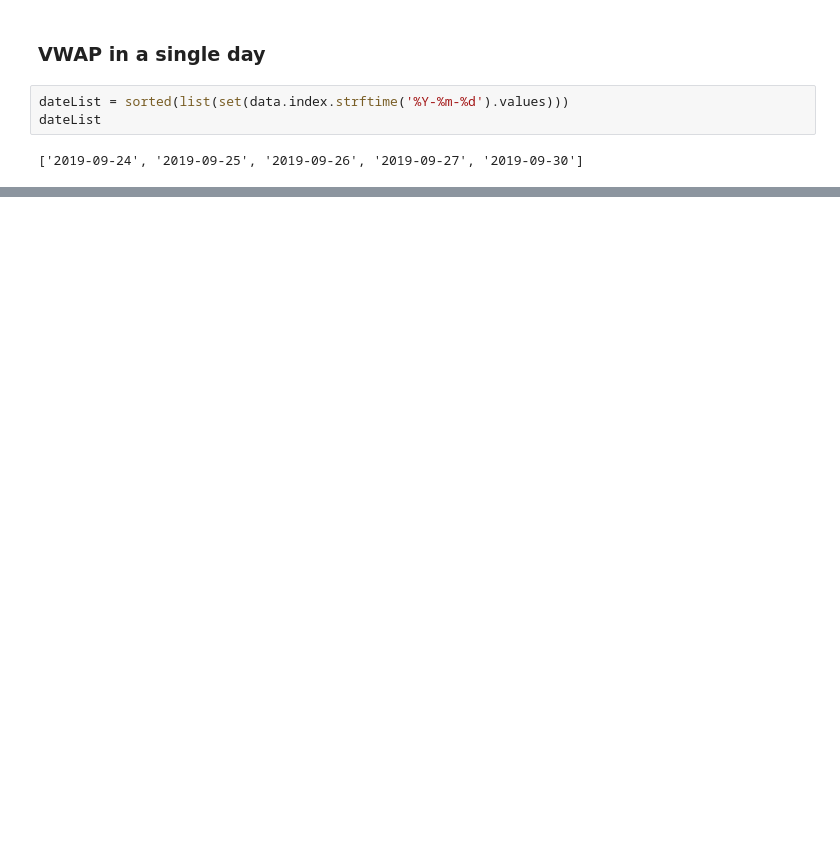
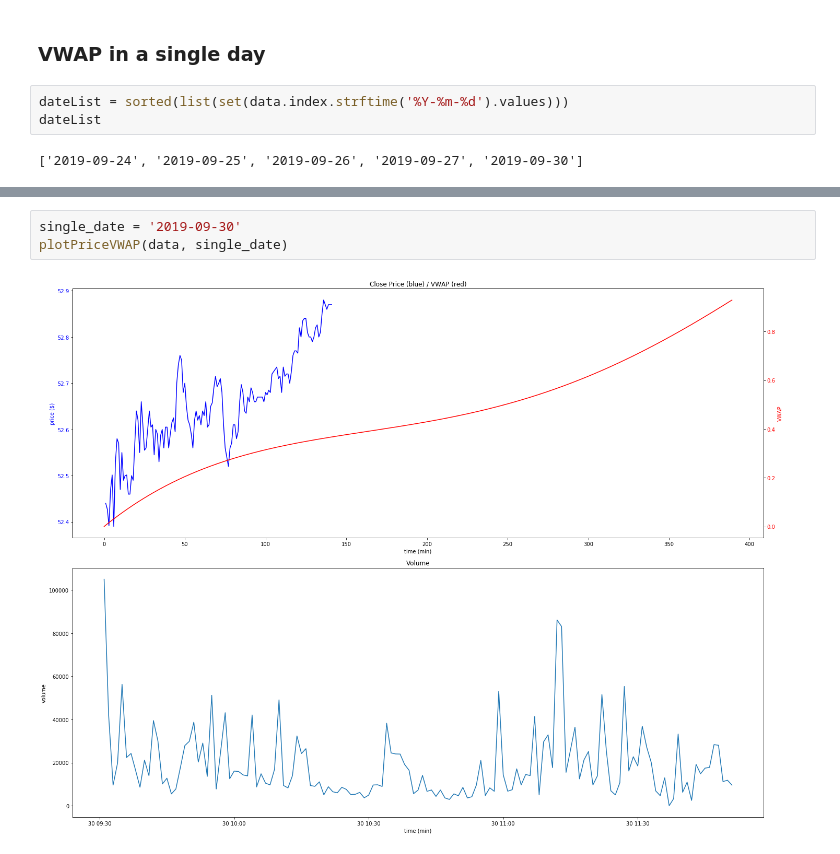
Before and after one commit to r50206v/E4729-Algorithm-Trading, a Jupyter notebook: Assignment 1/assignment1-5.ipynb, the cells around one changed output, grey strips where cells are left out. Cells and saved outputs as stored; diff of their text form; blank space fills up the shorter version.

```diff
--- a/Assignment 1/assignment1-5.ipynb
+++ b/Assignment 1/assignment1-5.ipynb
@@ -180,0 +195,5 @@ plt.show()
+# %%
+single_date = '2019-09-30'
+plotPriceVWAP(data, single_date)
+# %% [output]
+[figure, added]
```
Also changed, not shown: parts of 11 cells of this notebook.
